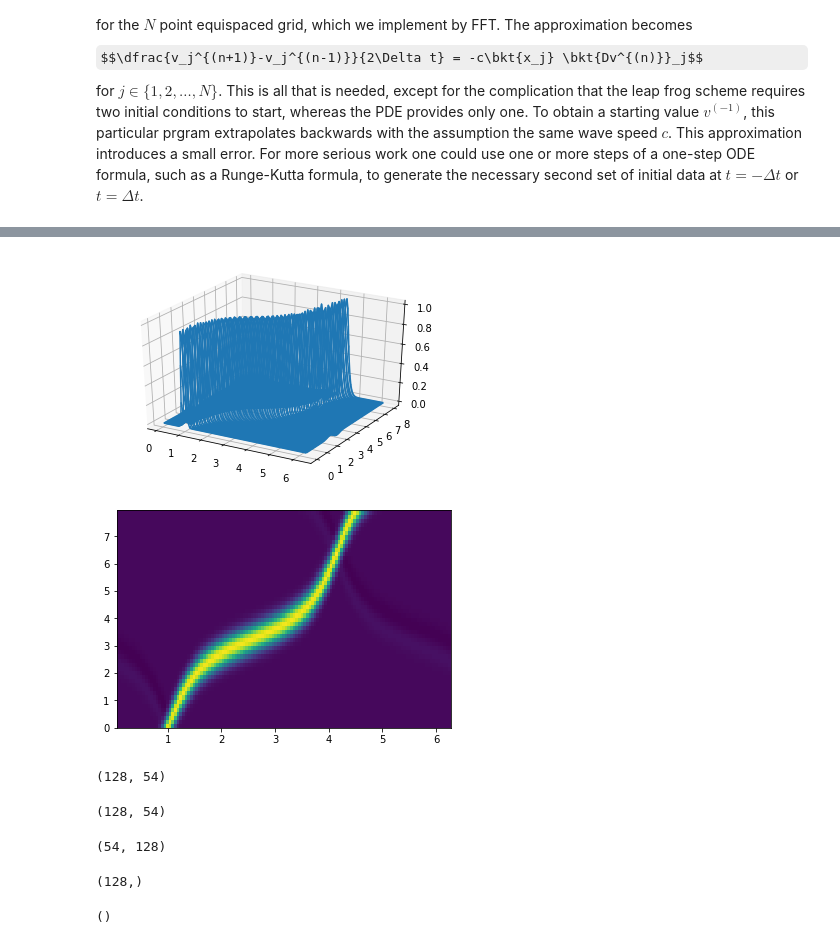
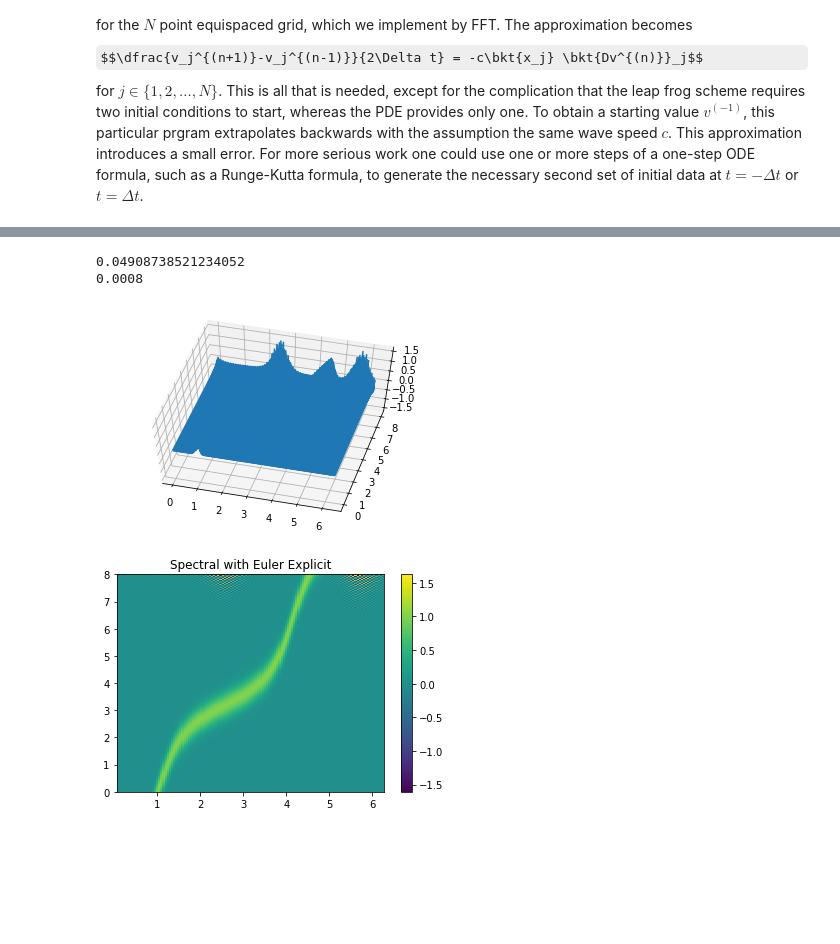
Before and after one commit to sivaramambikasaran/2019_CMS, a Jupyter notebook: Chapters/Chapter_3.ipynb, the cells around one changed output, grey strips where cells are left out. Cells and saved outputs as stored; diff of their text form; code cells hidden in the pictures; some formulas as TeX source; blank space fills up the shorter version.

```diff
--- a/Chapters/Chapter_3.ipynb
+++ b/Chapters/Chapter_3.ipynb
@@ -235,72 +360,58 @@ for $j \in \{1,2,\ldots,N\}$. This is all that is needed, except for the complic
 # %%
+# SPECTRAL FINITE DIFFERENCE WITH EULER EXPLICIT
 # Grid, variable coefficient and initial data
 import scipy as sp;
 from scipy import linalg;
+from scipy import sparse;
 pi = sp.pi;
-N = 128;
-h = 2*pi/N;
-x = h*sp.arange(1,N+1);
+N  = 128;      # Number of grid points
+h  = 2*pi/N; # Grid spacing
+print(h)         # Display grid spacing
+x  = h*sp.arange(1,N+1); # Grid points
 vec           = sp.zeros(N);
 vec[1:N]   = 0.5*(-1)**sp.arange(1,N)/sp.tan(sp.arange(1,N)*h/2);
 D              = sp.linalg.circulant(vec);
-t = 0;
-dt = h/4;
-c = 0.2+sp.sin(x-1)**2;
-v   = sp.exp(-100*(x-1)**2);
-vold = sp.exp(-100*(x-c*dt-1)**2);
-tmax = 8;
-tplot = 0.15;
-plotgap = sp.floor(tplot/dt);
-dt = tplot/plotgap;
-nplots = round(tmax/tplot);
-data = sp.zeros((nplots+1,N));
+
+tinit           = 0;         # Intial time
+tmax         = 8;         # Maximum time
+nsteps       = 10000;    # Number of steps
+dt              = (tmax-tinit)/nsteps;  # time step
+print(dt)           # Display time step
+# c = 0.2; # Constant Wave speed
+c = 0.2+sp.sin(x-1)**2; # Variable Wave speed
+v   = sp.exp(-100*(x-1)**2); # Initial condition
+# plotstep = 10; # How frequent should I plot?
+# tplot      = plotstep*dt;
+# nplots    = nsteps//plotstep;
+data = sp.zeros((nsteps+1,N));
 data[0,:] = v;
-tdata = sp.zeros(nplots+1);
-tdata[0] = t;
-for i in sp.arange(0,nplots):
-    for n in sp.arange(0,plotgap):
-        t = t+dt;
-        vnew = vold-2*dt*c*(D.dot(v));
-        vold = v;
-        v = vnew;
+tdata = sp.zeros(nsteps+1);
+tdata[0] = tinit;
+for i in sp.arange(0,nsteps):
+    v = v-dt*c*(D.dot(v));
     data[i+1,:] = v;
-    tdata[i+1] = t;
+    tdata[i+1] = tdata[i]+dt;
 
 from mpl_toolkits.mplot3d import axes3d
 import matplotlib.pyplot as plt
 import numpy as np
 
 
 X, T = np.meshgrid(x, tdata, sparse=False, indexing='ij')
 
 fig = plt.figure();
 ax = fig.add_subplot(111, projection='3d');
 # X, Y, Z = axes3d.get_test_data(0.05)
-ax.plot_wireframe(X.T, T.T, data, rstride=1, cstride=1)
+ax.plot_wireframe(X.T, T.T, data, rstride=20, cstride=20)
+ax.view_init(60,-75)
 plt.show()
 
 plt.pcolor(x, tdata, data)
+plt.colorbar()
+plt.title('Spectral with Euler Explicit')
 plt.show()
 # %% [output]
+0.04908738521234052
+0.0008
-[figure, old version]
+[figure, new version]
-[figure, old version]
+[figure, new version]
-# %%
-X.shape
-# %% [output]
-(128, 54)
-# %%
-T.shape
-# %% [output]
-(128, 54)
-# %%
-data.shape
-# %% [output]
-(54, 128)
-# %%
-x.shape
-# %% [output]
-(128,)
-# %%
-t.shape
-# %% [output]
-()
```
Also changed, not shown: parts of 5 cells of this notebook.
